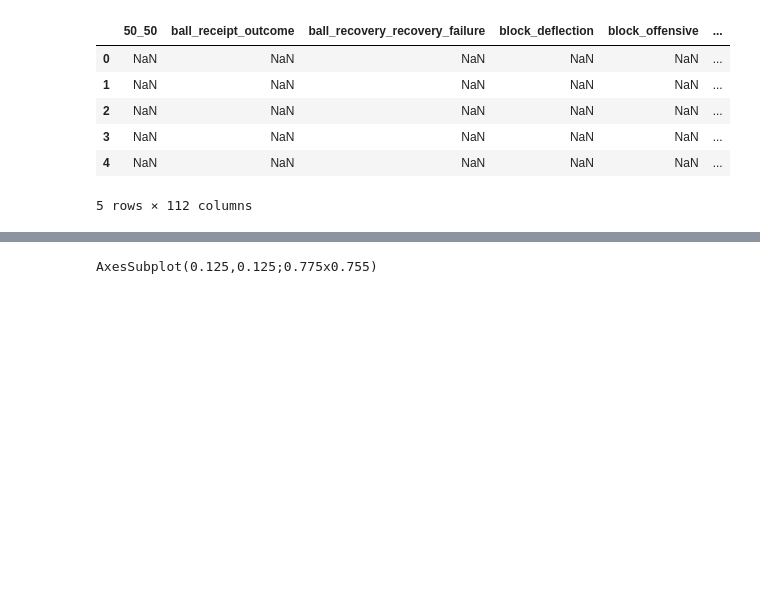
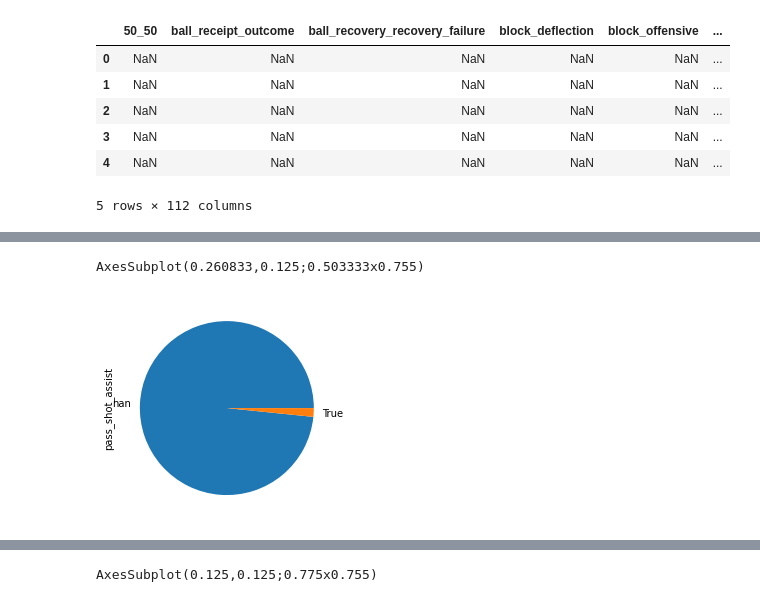
Before and after one commit to rafadelgadom/proyecto_ml, a Jupyter notebook: ml_analisis_futbol.ipynb, the cells around one changed output, grey strips where cells are left out. Cells and saved outputs as stored; diff of their text form; code cells hidden in the pictures; blank space fills up the shorter version.

```diff
--- a/ml_analisis_futbol.ipynb
+++ b/ml_analisis_futbol.ipynb
@@ -165,0 +198,10 @@ AxesSubplot(0.260833,0.125;0.503333x0.755)
+# %%
+#Pases a tiros
+count=eventosLiga.loc[eventosLiga['type'] == 'Pass']
+count=count['pass_shot_assist']
+pie = count.value_counts(dropna=False).plot.pie()
+print(pie)
+plt.show()
+# %% [output]
+AxesSubplot(0.260833,0.125;0.503333x0.755)
+[figure, added]
```
Also changed, not shown: parts of 8 cells of this notebook.
